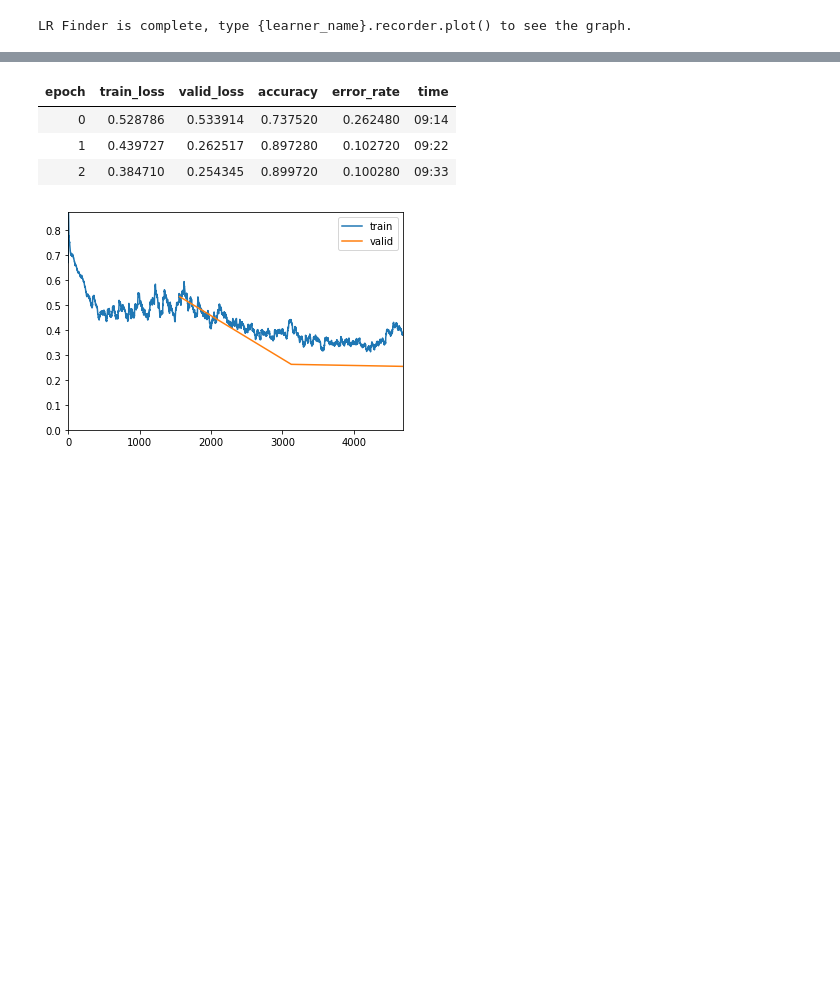
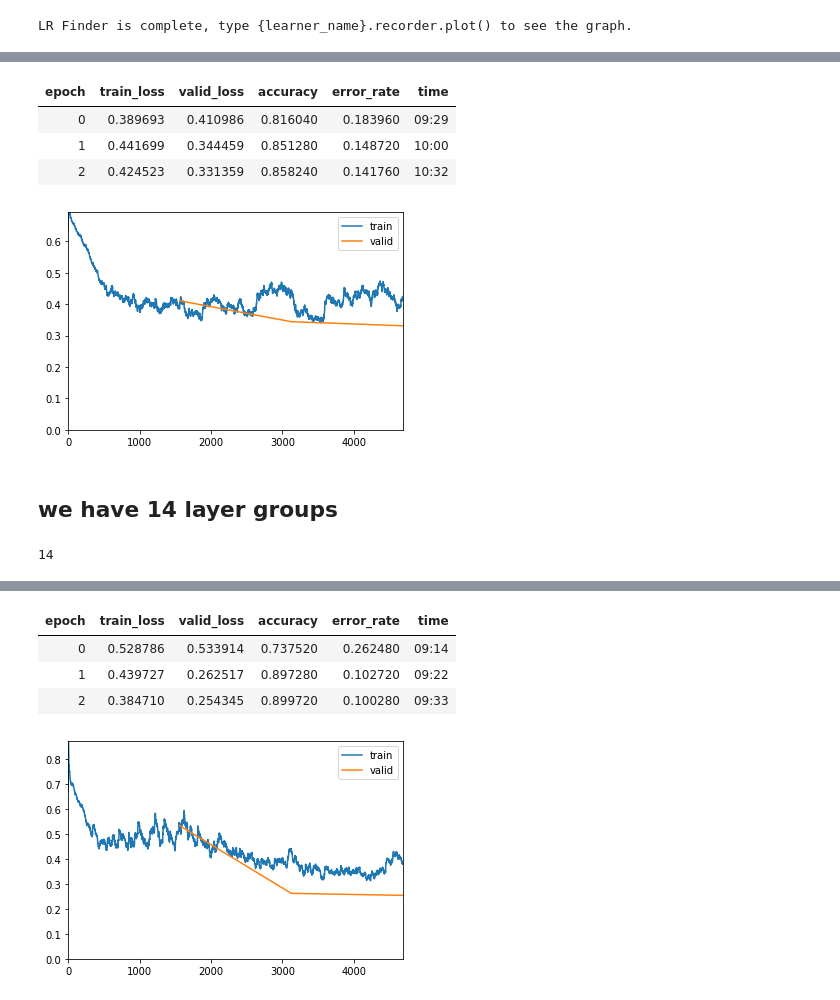
Before and after one commit to Sylar257/Transformers-in-NLP, a Jupyter notebook: Transformer with no LM fine-tuning.ipynb, the cells around one changed output, grey strips where cells are left out. Saved outputs shown, nothing was run; the diff lists cells and outputs as text; code cells hidden in the pictures; blank space fills up the shorter version.

```diff
--- a/Transformer with no LM fine-tuning.ipynb
+++ b/Transformer with no LM fine-tuning.ipynb
@@ -462,0 +475,14 @@ Min loss divided by 10: 7.59E-08
+# %%
+learner.fit_one_cycle(3, 2e-4, moms=(0.8,0.7))
+# %% [output]
+| epoch | train_loss | valid_loss | accuracy | error_rate | time |
+| 0 | 0.389693 | 0.410986 | 0.816040 | 0.183960 | 09:29 |
+| 1 | 0.441699 | 0.344459 | 0.851280 | 0.148720 | 10:00 |
+| 2 | 0.424523 | 0.331359 | 0.858240 | 0.141760 | 10:32 |
+[figure, added]
+# %% [markdown]
+## we have 14 layer groups
+# %%
+len(learner.layer_groups)
+# %% [output]
+14
```
Also changed, not shown: parts of 24 cells of this notebook.
